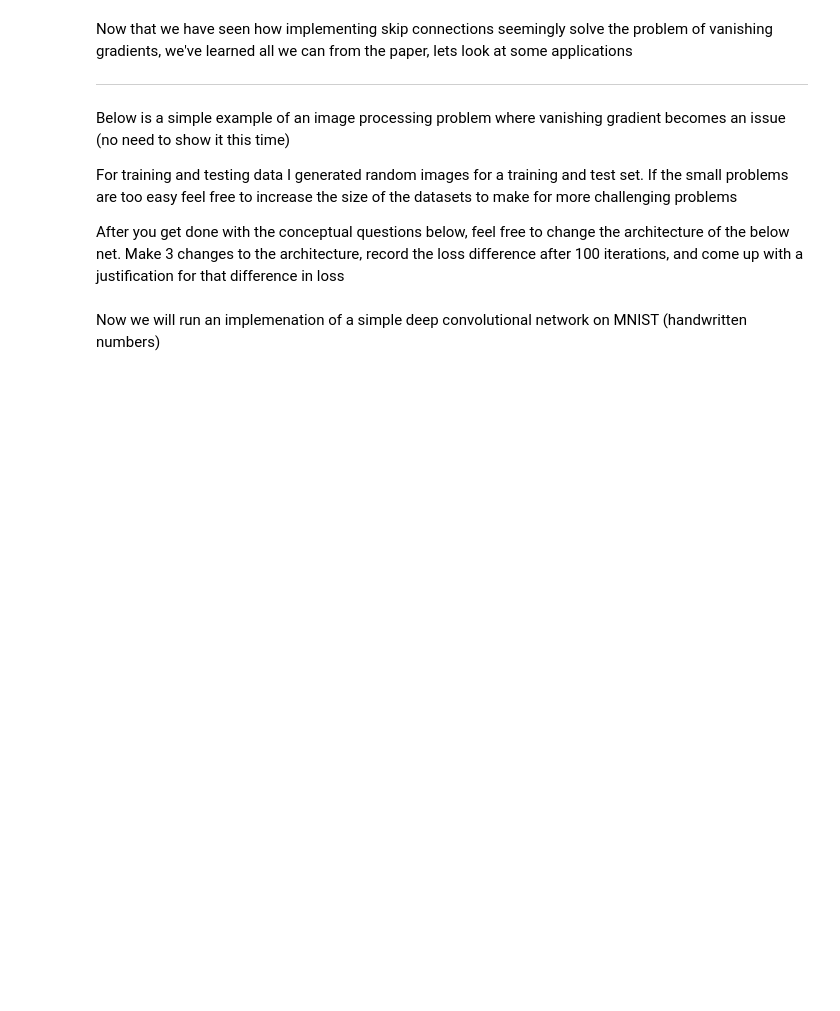
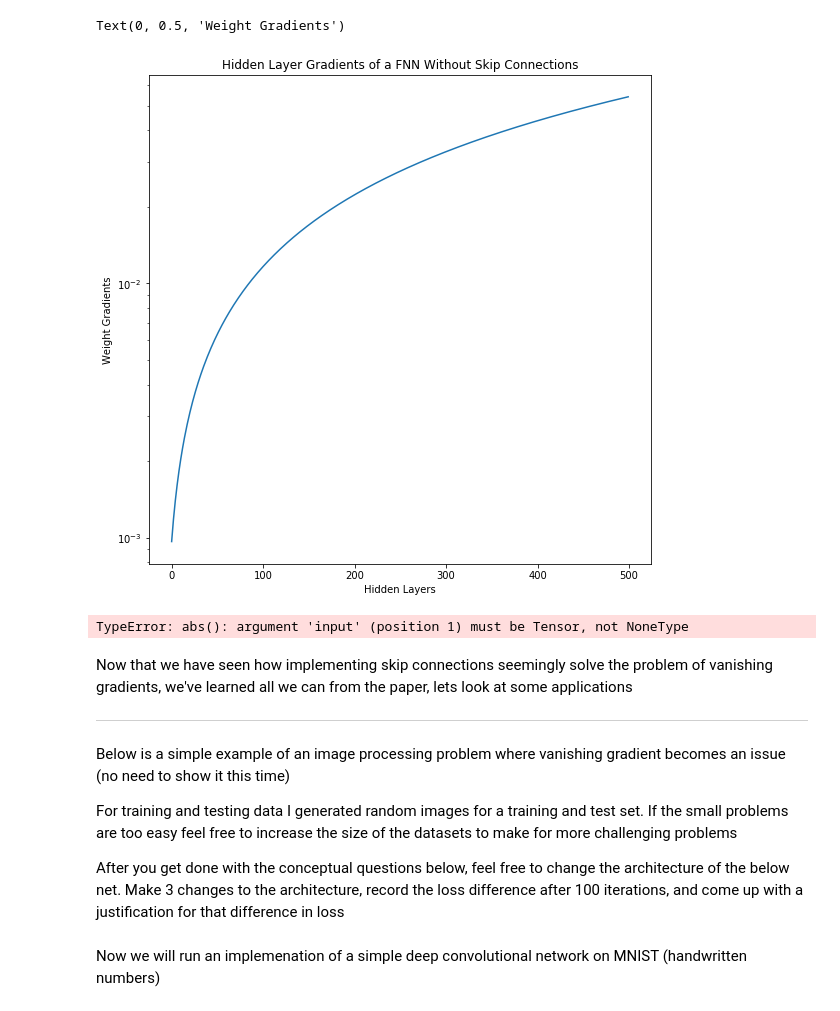
Before and after one commit to sarahwalling/Week_4_ResNet, a Jupyter notebook: resent.ipynb, the cells around one changed output. Saved outputs shown, nothing was run; the diff lists cells and outputs as text; code cells hidden in the pictures; blank space fills up the shorter version.

```diff
--- a/resent.ipynb
+++ b/resent.ipynb
@@ -51,34 +51,37 @@ for i in range(n):
     # Activation
     zprime_i = activation(a_i)
 
     #TODO: replace the line below with one that would add a skip connection
     z_i = zprime_i
     # Store forward model stuff
     w_list.append(w_i)
     z_list.append(z_prev)
 
 
     # output of layer i becomes input for layer i+1
     z_prev = z_i
 
 # Objective function
 L = torch.sqrt((z_i - z_obs)**2)
 
 # Reverse-mode AD
-L.backward()
+L.backward(retain_graph=True)
 
 # Print each weight's gradient
 w_grad_init = []
 
 #w_list.reverse()
 for i in range(len(w_list)):
     grad = torch.abs(w_list[i].grad).tolist()[0]
     w_grad_init.append(grad)
 
 plt.semilogy(w_grad_init)
 plt.title('Hidden Layer Gradients of a FNN Without Skip Connections')
 plt.xlabel('Hidden Layers')
 plt.ylabel('Weight Gradients')
+# %% [output]
+Text(0, 0.5, 'Weight Gradients')
+[figure, added]
 # %%
 # Store the feed-forward steps
 w_list = []
@@ -94,8 +97,8 @@ z_prev = x
 
 
 
-skip1 = #TODO
-skip2 = #TODO
+skip1 = 15
+skip2 = 25
 
 
 for i in range(1,n+1):
@@ -115,7 +118,10 @@ for i in range(1,n+1):
     # think about how we would skip multiple layers using MULTIPLE skip lengths in this instance (hint, use branching and the modulus operator)
 
     # We found the results to be VERY non-linear
-
+    if i % skip1 == 0:
+        zprime_i.add(a_list[i-skip1])
+    elif i % skip2 == 0:
+        zprime_i.add(a_list[i-skip2])
 
     # Store forward model stuff
     w_list.append(w_i)
@@ -144,6 +150,8 @@ plt.semilogy(w_grad_init,labl='No Skip Connections') #compare to previous networ
 plt.title('Hidden Layer Gradients of a FNN With Skip Connections')
 plt.xlabel('Hidden Layers')
 plt.ylabel('Weight Gradients')
+# %% [output]
+TypeError: abs(): argument 'input' (position 1) must be Tensor, not NoneType
 # %% [markdown]
 Now that we have seen how implementing skip connections seemingly solve the problem of vanishing gradients, we've learned all we can from the paper, lets look at some applications
 
```
Also changed, not shown: parts of 4 cells of this notebook.
